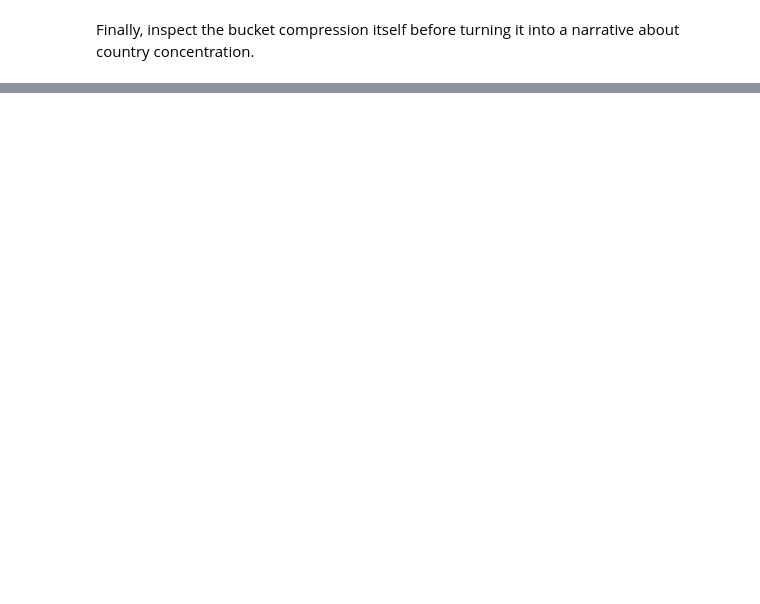
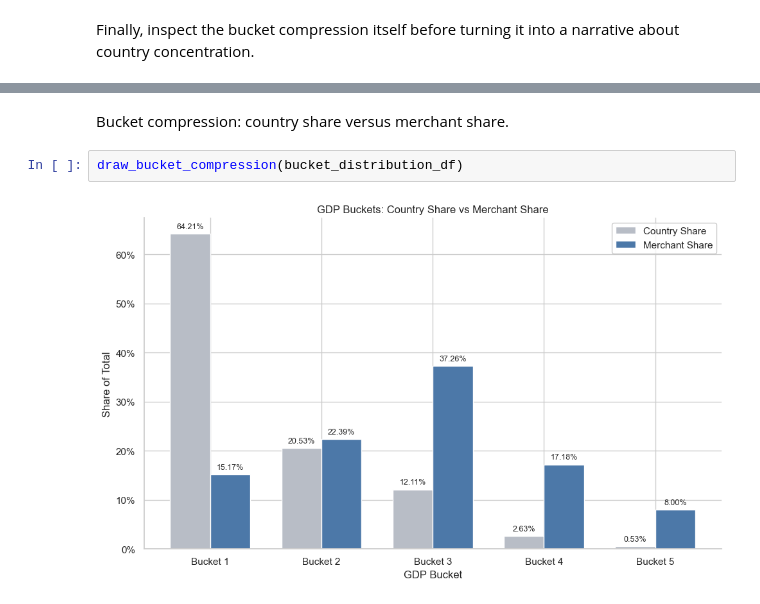
Before and after one commit to EsosaOrumwese/fraud-detection-system, a Jupyter notebook: analysis/dev_full_offline_investigation/00_investigation/notebooks/00_understanding_governed_data_world_p1.ipynb, the cells around one changed output, grey strips where cells are left out. Saved outputs shown, nothing was run; the diff lists cells and outputs as text; blank space fills up the shorter version.

```diff
--- a/analysis/dev_full_offline_investigation/00_investigation/notebooks/00_understanding_governed_data_world_p1.ipynb
+++ b/analysis/dev_full_offline_investigation/00_investigation/notebooks/00_understanding_governed_data_world_p1.ipynb
@@ -1028,0 +1183,6 @@ bucket_distribution_df
+# %% [markdown]
+Bucket compression: country share versus merchant share.
+# %%
+draw_bucket_compression(bucket_distribution_df)
+# %% [output]
+[figure, added]
```
Also changed, not shown: parts of 8 cells of this notebook.
